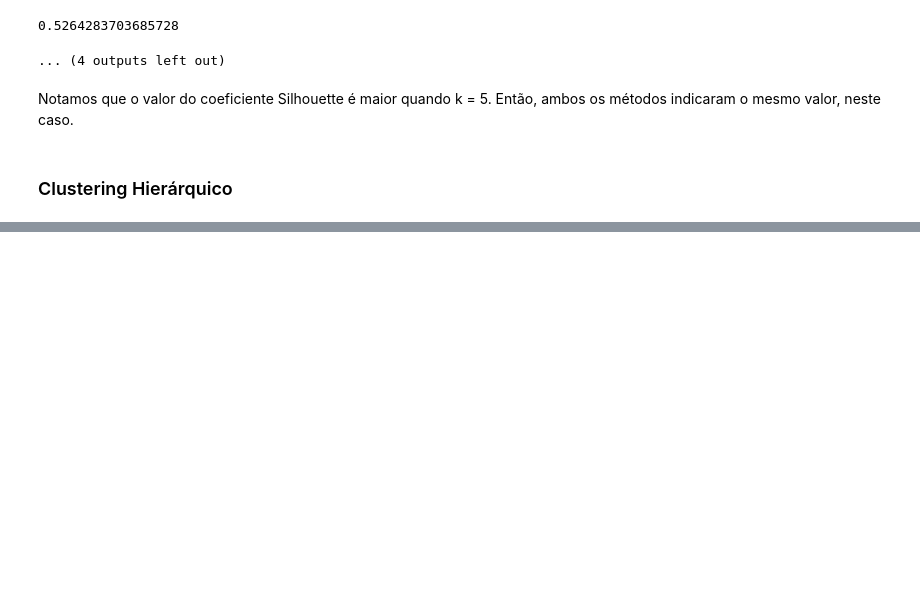
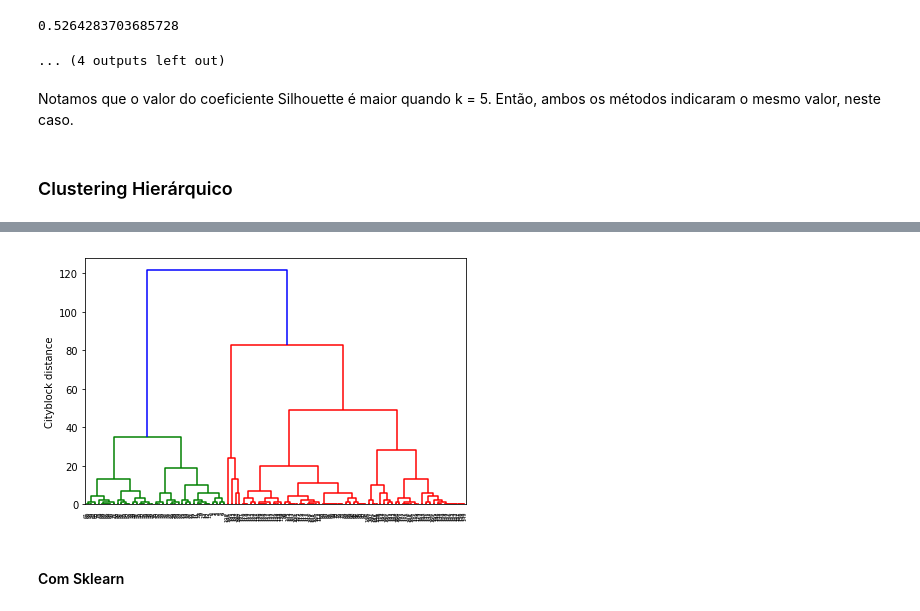
Before and after one commit to analuizaypessoa/fgv_machine_learning, a Jupyter notebook: PPRRC.ipynb, the cells around one changed output, grey strips where cells are left out. Cells and saved outputs as stored; diff of their text form; code cells hidden in the pictures; blank space fills up the shorter version.

```diff
--- a/PPRRC.ipynb
+++ b/PPRRC.ipynb
@@ -370,0 +436,7 @@ Notamos que o valor do coeficiente Silhouette é maior quando k = 5. Então, amb
+# %%
+row_clusters = linkage(pdist(datum.iloc[:,3:4], metric='cityblock'), method='complete')
+pd.DataFrame(row_clusters,
+             columns=['Annual Income', 'Spending Score',
+                      'distance', 'no. of items in clust.'],
+             index=['cluster %d' % (i + 1)
+                    for i in range(row_clusters.shape[0])])
@@ -370,0 +462,9 @@ Notamos que o valor do coeficiente Silhouette é maior quando k = 5. Então, amb
+# %%
+row_dendr = dendrogram(row_clusters)
+plt.tight_layout()
+plt.ylabel('Cityblock distance')
+plt.show()
+# %% [output]
+[figure, added]
+# %% [markdown]
+#### Com Sklearn
```
Also changed, not shown: parts of 12 cells of this notebook.
